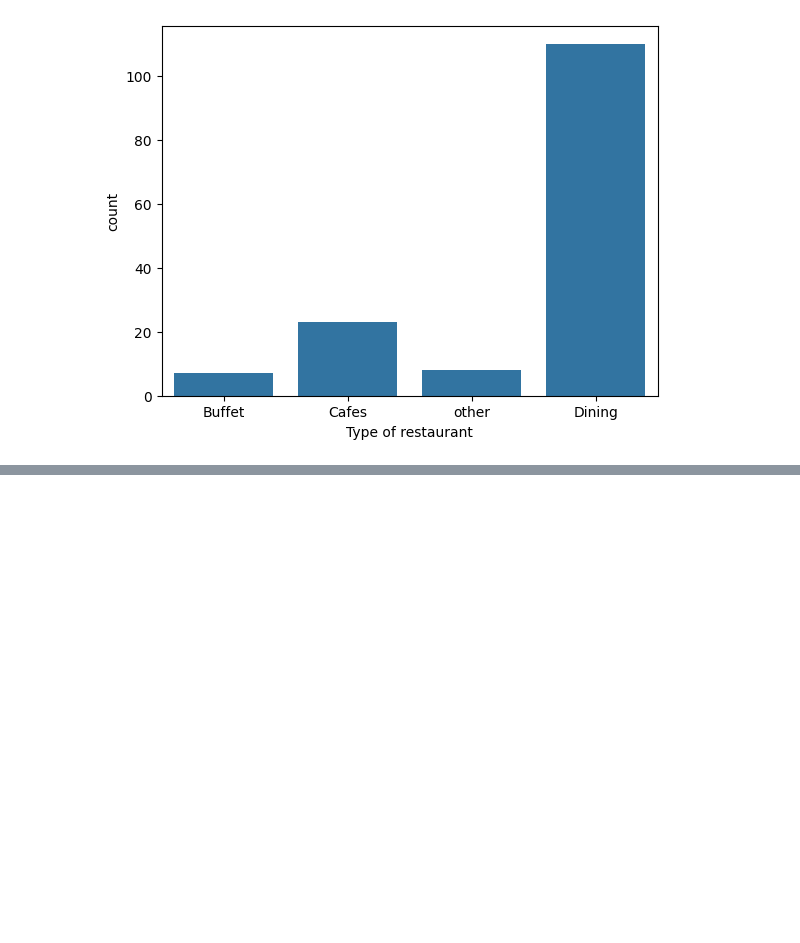
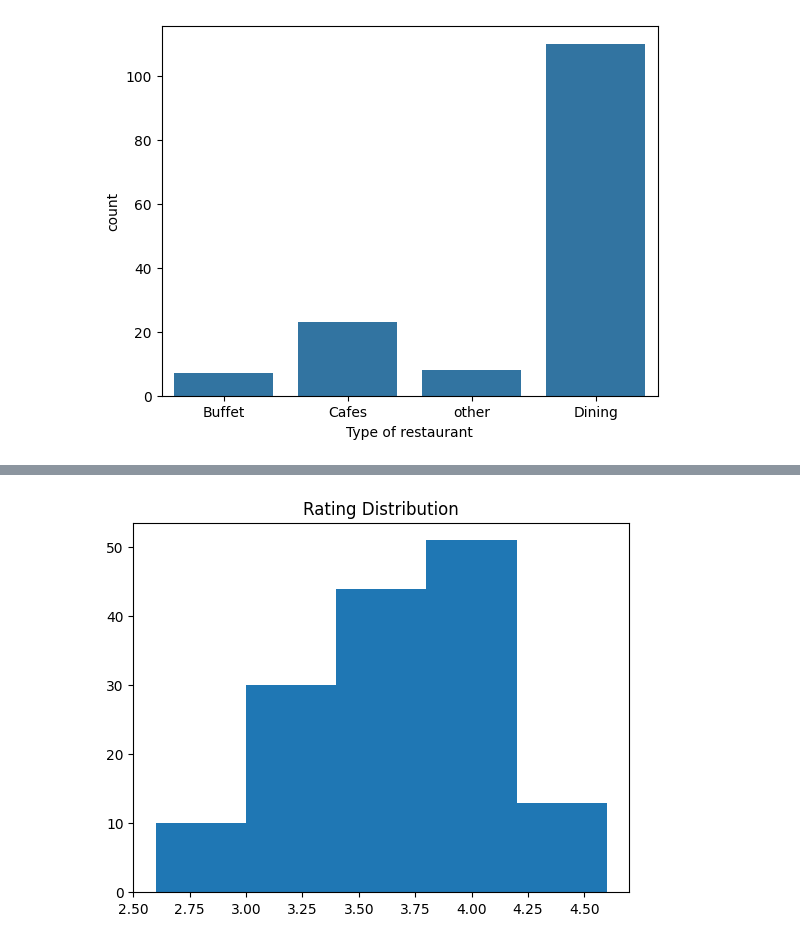
Before and after one commit to harizzzzz/Zomato-Data-Analysis, a Jupyter notebook: zomato-analysis.ipynb, the cells around one changed output, grey strips where cells are left out. Saved outputs shown, nothing was run; the diff lists cells and outputs as text; code cells hidden in the pictures; blank space fills up the shorter version.

```diff
--- a/zomato-analysis.ipynb
+++ b/zomato-analysis.ipynb
@@ -90,0 +121,10 @@ grouped_data=dataframe.groupby
+# %%
+# exploring rate column
+
+plt.hist(dataframe['rate'],bins=5)
+plt.title('Rating Distribution')
+plt.show()
+
+# histogram show that majority restaurants receive ratings ranging from 3.5 to 4
+# %% [output]
+[figure, added]
```
Also changed, not shown: parts of 5 cells of this notebook.
